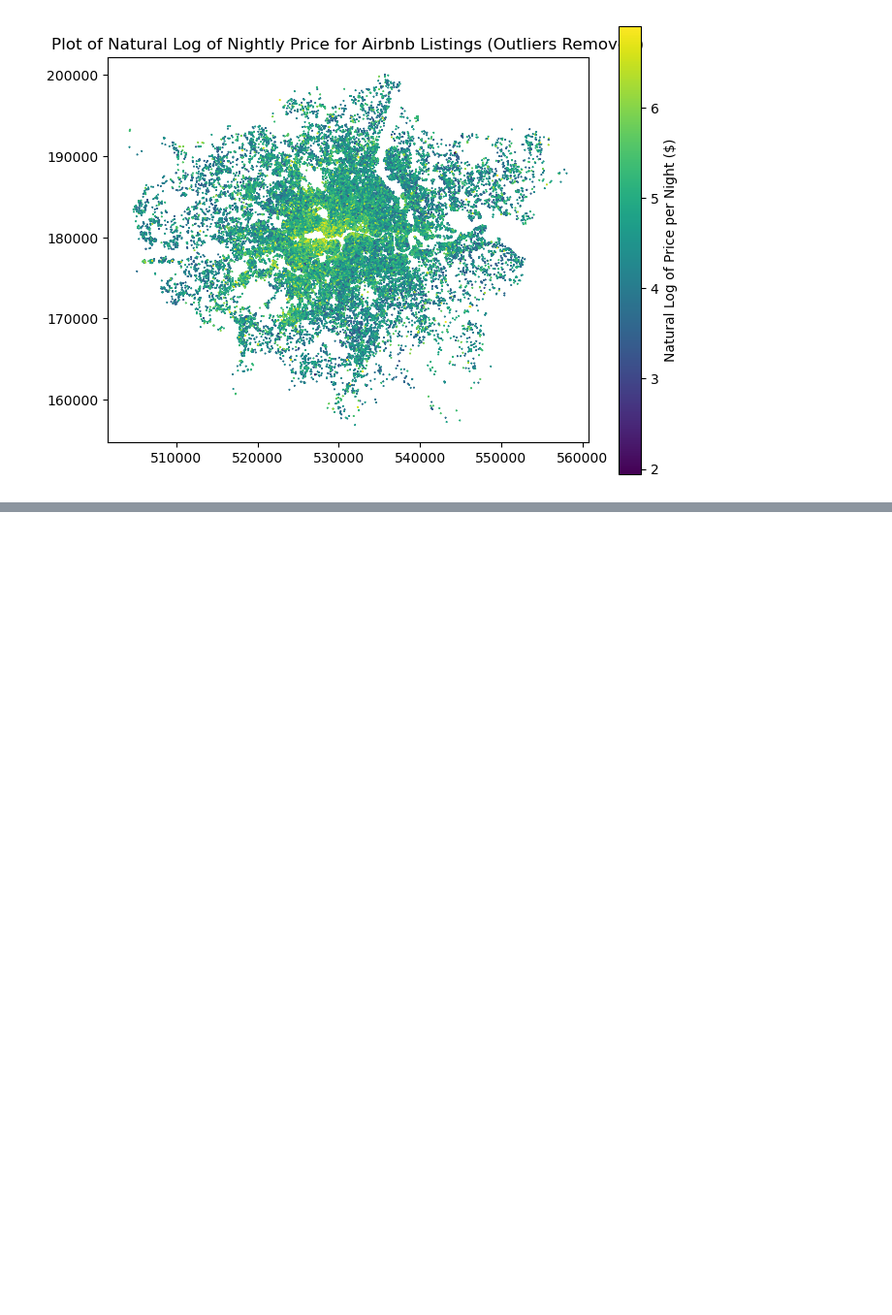
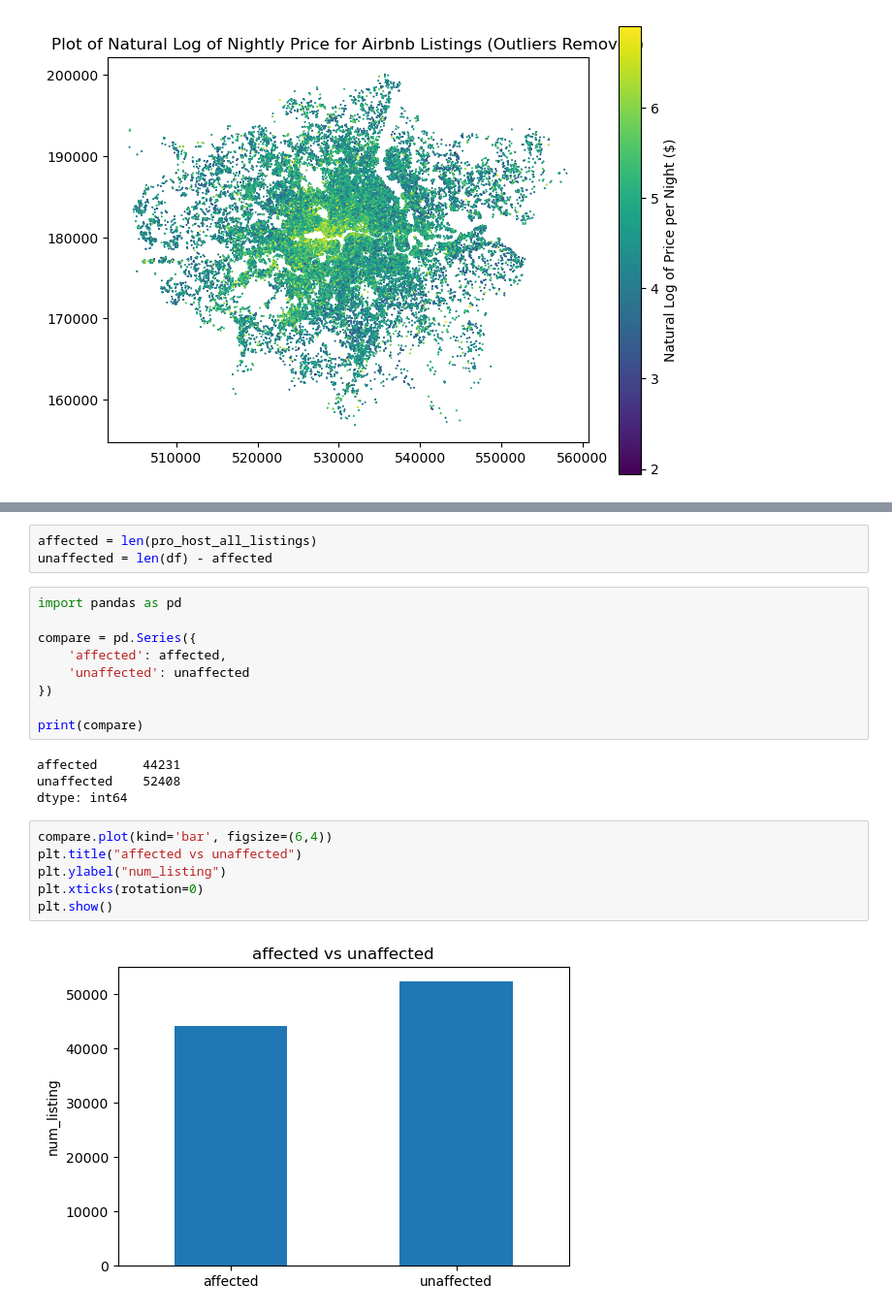
Before and after one commit to yjzhou217/The-Universe-s-Premier-F, a Jupyter notebook: code-draft.ipynb, the cells around one changed output, grey strips where cells are left out. Shown at 97% size. Saved outputs shown, nothing was run; the diff lists cells and outputs as text; blank space fills up the shorter version.

```diff
--- a/code-draft.ipynb
+++ b/code-draft.ipynb
@@ -466,0 +512,24 @@ ax.set_title("Plot of Natural Log of Nightly Price for Airbnb Listings (Outliers
+# %%
+affected = len(pro_host_all_listings)
+unaffected = len(df) - affected
+# %%
+import pandas as pd
+
+compare = pd.Series({
+    'affected': affected,
+    'unaffected': unaffected
+})
+
+print(compare)
+# %% [output]
+affected      44231
+unaffected    52408
+dtype: int64
+# %%
+compare.plot(kind='bar', figsize=(6,4))
+plt.title("affected vs unaffected")
+plt.ylabel("num_listing")
+plt.xticks(rotation=0)
+plt.show()
+# %% [output]
+[figure, added]
```
Also changed, not shown: parts of 36 cells of this notebook, 5 other files.
